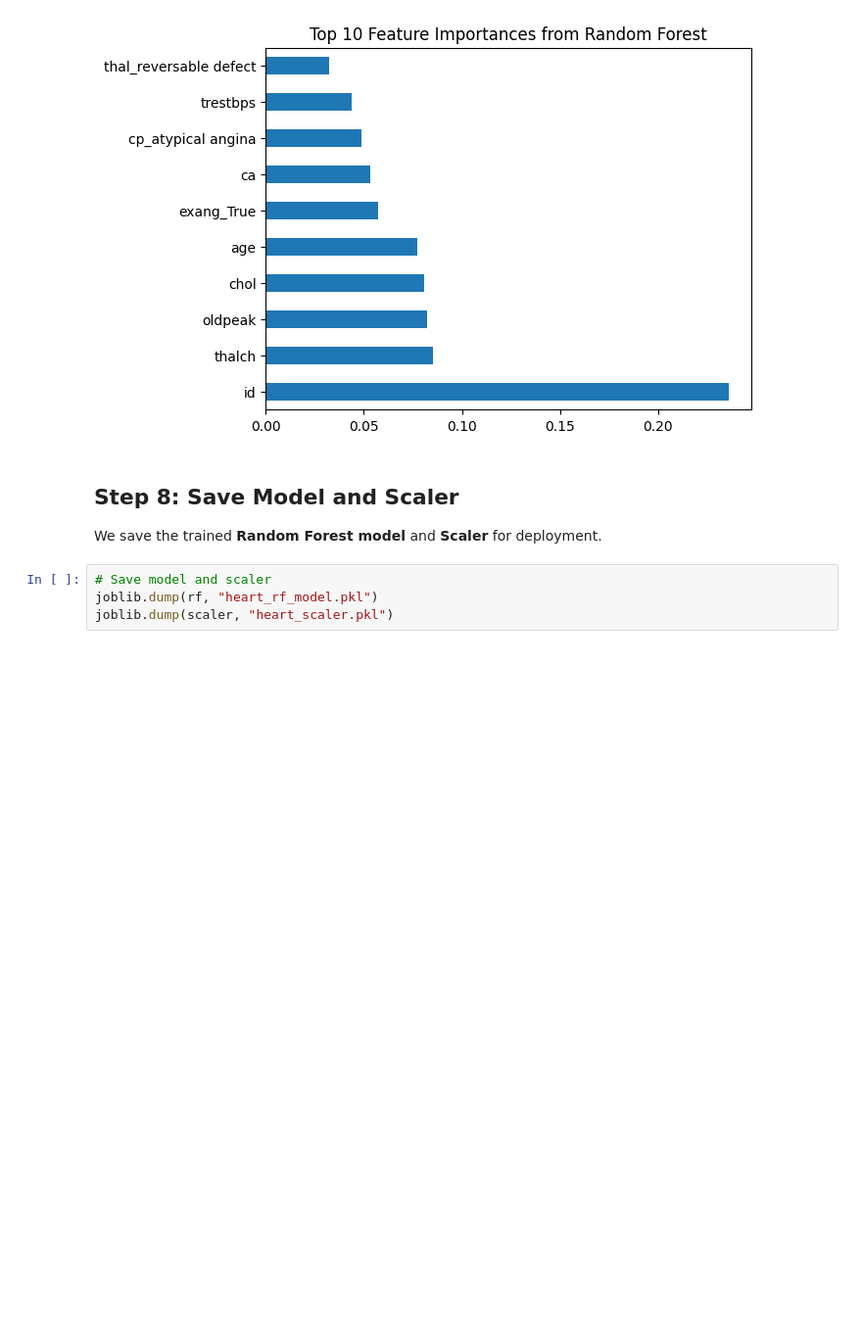
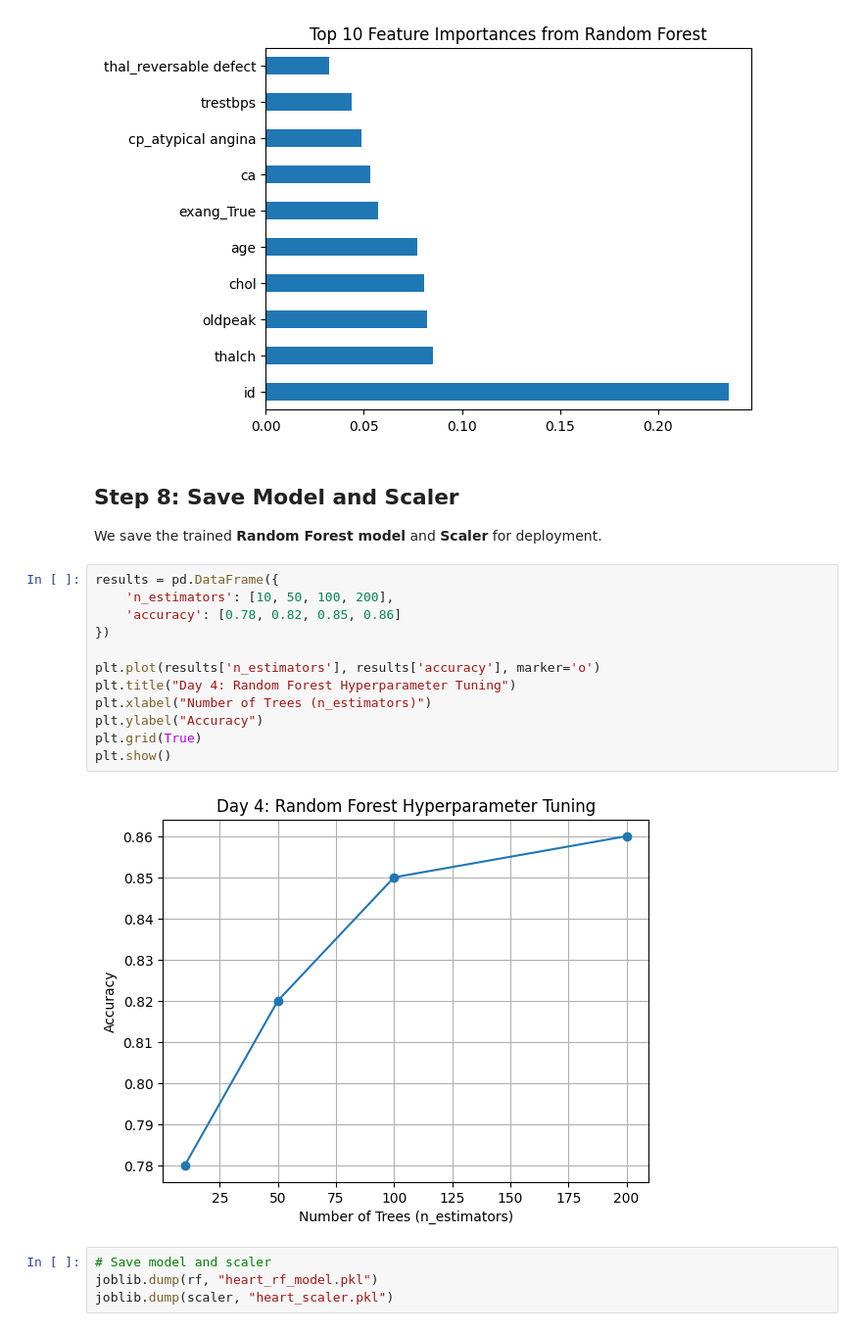
Before and after one commit to allenimmnauel018/Heart-Disease-Prediction, a Jupyter notebook: Disease Predictor.ipynb, the cells around one changed output. Shown at 98% size. Cells and saved outputs as stored; diff of their text form; blank space fills up the shorter version.

```diff
--- a/Disease Predictor.ipynb
+++ b/Disease Predictor.ipynb
@@ -233,6 +234,20 @@ plt.show()
 # %% [markdown]
 ## Step 8: Save Model and Scaler
 We save the trained **Random Forest model** and **Scaler** for deployment.
+# %%
+results = pd.DataFrame({
+    'n_estimators': [10, 50, 100, 200],
+    'accuracy': [0.78, 0.82, 0.85, 0.86]
+})
+
+plt.plot(results['n_estimators'], results['accuracy'], marker='o')
+plt.title("Day 4: Random Forest Hyperparameter Tuning")
+plt.xlabel("Number of Trees (n_estimators)")
+plt.ylabel("Accuracy")
+plt.grid(True)
+plt.show()
+# %% [output]
+[figure, added]
 # %%
 # Save model and scaler
 joblib.dump(rf, "heart_rf_model.pkl")
```
Also changed, not shown: parts of 3 cells of this notebook.
